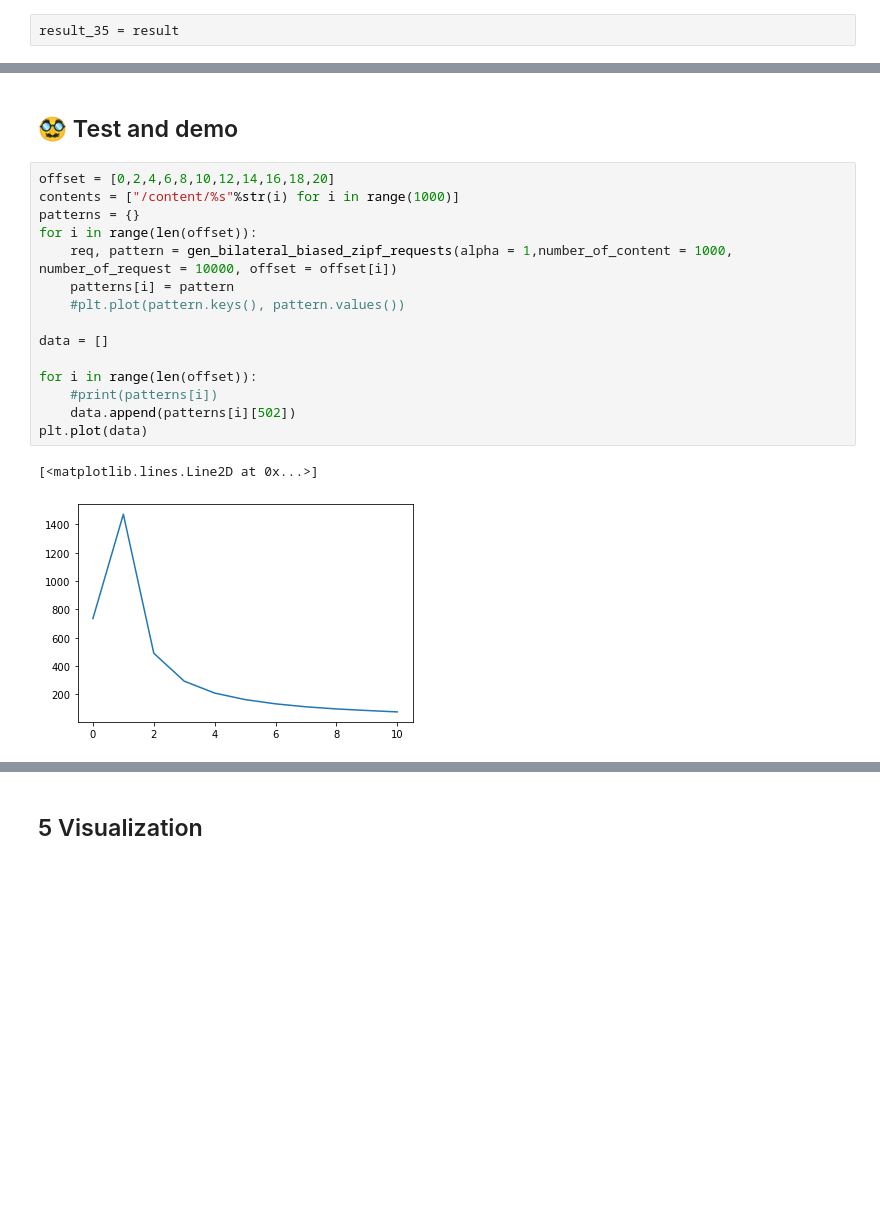
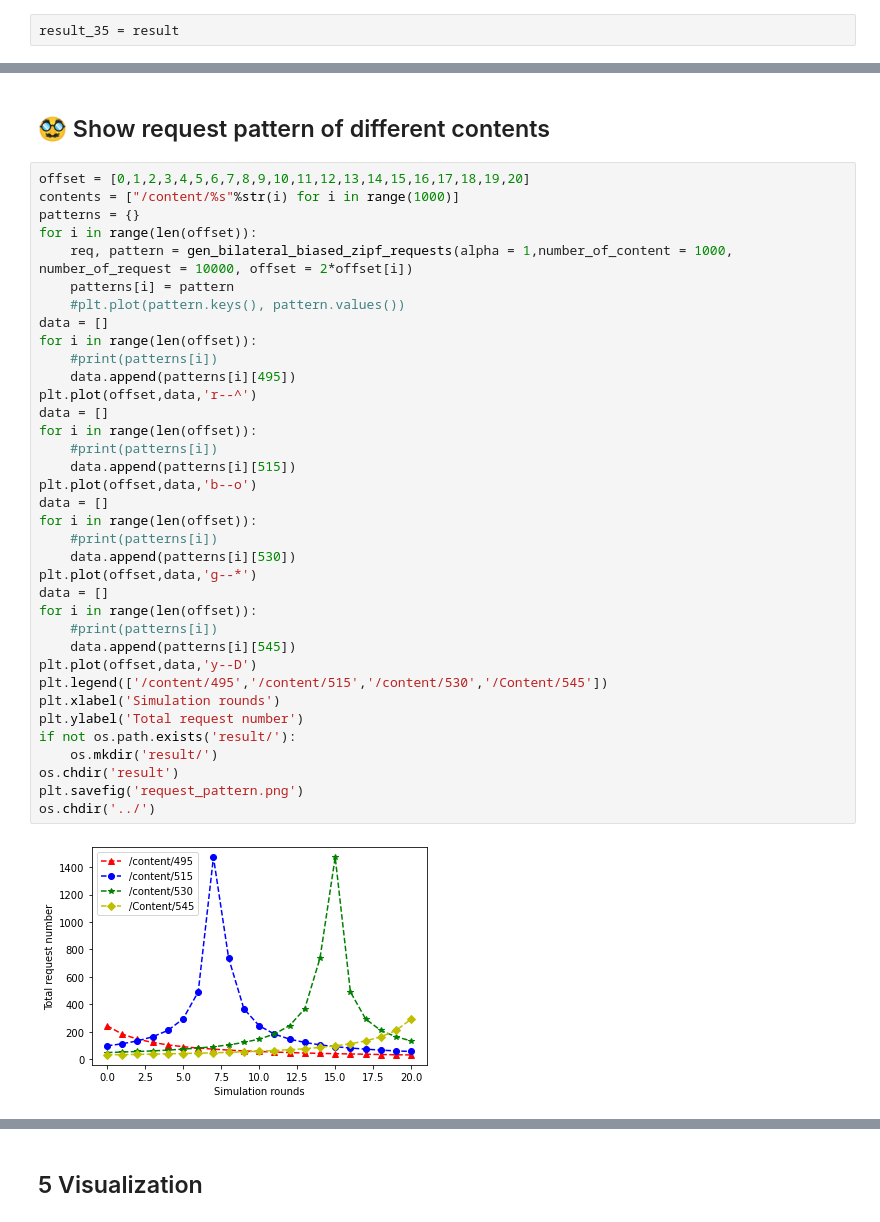
Before and after one commit to sijiahi/ccnsim_AS, a Jupyter notebook: socialccnsim-POP.ipynb, the cells around one changed output, grey strips where cells are left out. Saved outputs shown, nothing was run; the diff lists cells and outputs as text; blank space fills up the shorter version.

Commit message:
finished most figure generation and simulation

```diff
--- a/socialccnsim-POP.ipynb
+++ b/socialccnsim-POP.ipynb
@@ -1430,20 +2034,40 @@ result_35 = result
 # %% [markdown]
-## 🥸 Test and demo
+## 🥸 Show request pattern of different contents
 # %%
-offset = [0,2,4,6,8,10,12,14,16,18,20]
+offset = [0,1,2,3,4,5,6,7,8,9,10,11,12,13,14,15,16,17,18,19,20]
 contents = ["/content/%s"%str(i) for i in range(1000)]
 patterns = {}
 for i in range(len(offset)):
-    req, pattern = gen_bilateral_biased_zipf_requests(alpha = 1,number_of_content = 1000, number_of_request = 10000, offset = offset[i])
+    req, pattern = gen_bilateral_biased_zipf_requests(alpha = 1,number_of_content = 1000, number_of_request = 10000, offset = 2*offset[i])
     patterns[i] = pattern
     #plt.plot(pattern.keys(), pattern.values())
-
 data = []
-
 for i in range(len(offset)):
     #print(patterns[i])
-    data.append(patterns[i][502])
-plt.plot(data)
+    data.append(patterns[i][495])
+plt.plot(offset,data,'r--^')
+data = []
+for i in range(len(offset)):
+    #print(patterns[i])
+    data.append(patterns[i][515])
+plt.plot(offset,data,'b--o')
+data = []
+for i in range(len(offset)):
+    #print(patterns[i])
+    data.append(patterns[i][530])
+plt.plot(offset,data,'g--*')
+data = []
+for i in range(len(offset)):
+    #print(patterns[i])
+    data.append(patterns[i][545])
+plt.plot(offset,data,'y--D')
+plt.legend(['/content/495','/content/515','/content/530','/Content/545'])
+plt.xlabel('Simulation rounds')
+plt.ylabel('Total request number')
+if not os.path.exists('result/'):
+    os.mkdir('result/')
+os.chdir('result')
+plt.savefig('request_pattern.png')
+os.chdir('../')
 # %% [output]
-[<matplotlib.lines.Line2D at 0x...>]
-[figure, old version]
+[figure, new version]
```
Also changed, not shown: parts of 53 cells of this notebook, 28 other files.
